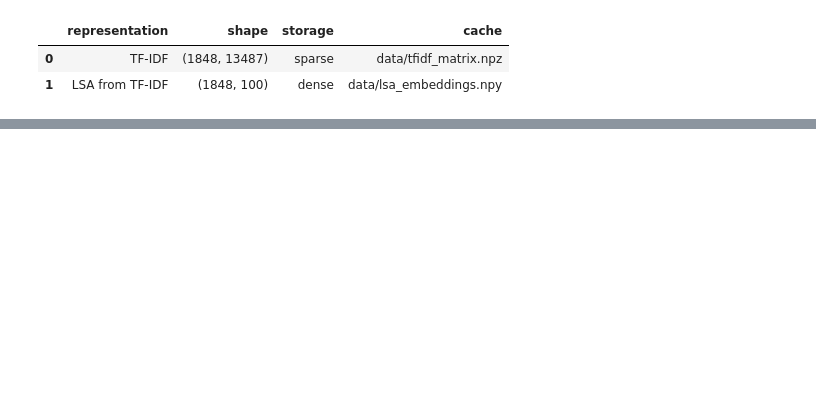
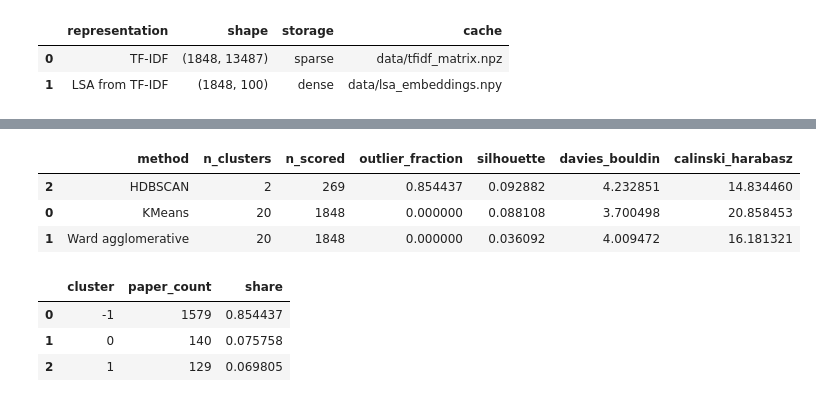
Before and after one commit to dobosipeter/usml_homework, a Jupyter notebook: arxiv_topics.ipynb, the cells around one changed output, grey strips where cells are left out. Drawn from its saved outputs; the diff is of its cells as text; code cells hidden in the pictures; blank space fills up the shorter version.

```diff
--- a/arxiv_topics.ipynb
+++ b/arxiv_topics.ipynb
@@ -334,0 +455,33 @@ representation_summary
+# %%
+metrics = []
+for method, labels in [
+    ("KMeans", kmeans_labels),
+    ("Ward agglomerative", ward_labels),
+    ("HDBSCAN", hdbscan_labels),
+]:
+    row = {"method": method}
+    row.update(evaluate_labels(lsa_embeddings, labels))
+    metrics.append(row)
+
+clustering_results = pd.DataFrame(metrics).sort_values(
+    ["silhouette", "davies_bouldin"],
+    ascending=[False, True],
+)
+
+with CLUSTERING_CACHE.open("w") as handle:
+    json.dump(clustering_results.to_dict(orient="records"), handle, indent=2)
+
+clustering_results
+# %% [output]
+|  | method | n_clusters | n_scored | outlier_fraction | silhouette | davies_bouldin | calinski_harabasz |
+| 2 | HDBSCAN | 2 | 269 | 0.854437 | 0.092882 | 4.232851 | 14.834460 |
+| 0 | KMeans | 20 | 1848 | 0.000000 | 0.088108 | 3.700498 | 20.858453 |
+| 1 | Ward agglomerative | 20 | 1848 | 0.000000 | 0.036092 | 4.009472 | 16.181321 |
+# %%
+hdbscan_cluster_sizes = cluster_size_table(hdbscan_labels)
+hdbscan_cluster_sizes
+# %% [output]
+|  | cluster | paper_count | share |
+| 0 | -1 | 1579 | 0.854437 |
+| 1 | 0 | 140 | 0.075758 |
+| 2 | 1 | 129 | 0.069805 |
```
Also changed, not shown: parts of 8 cells of this notebook.
